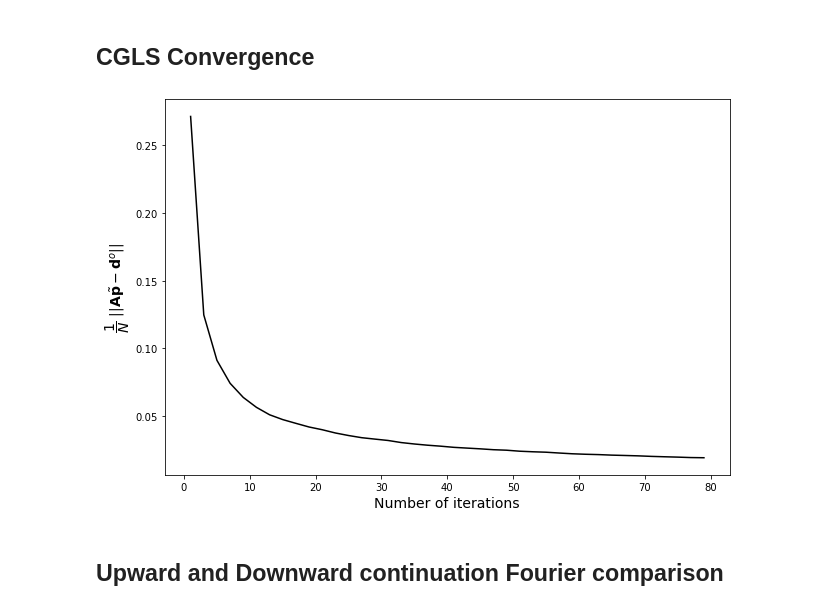
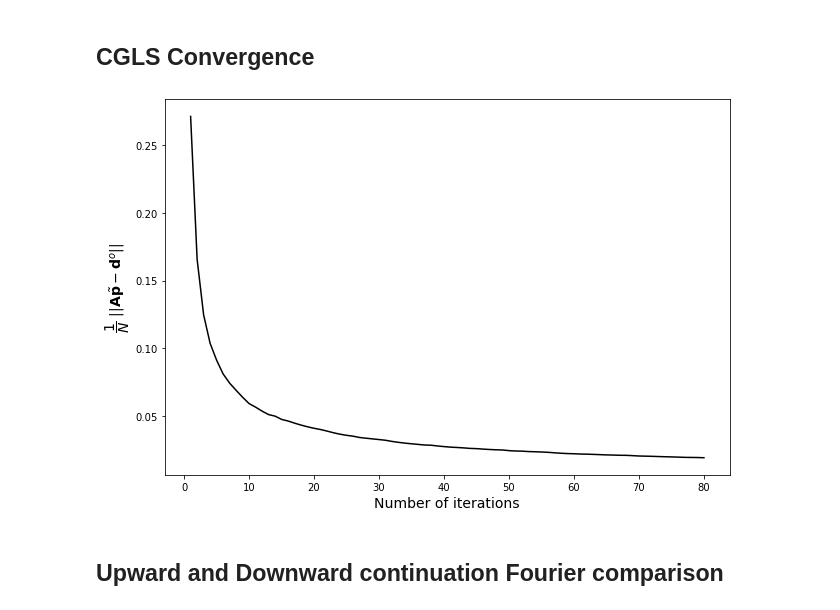
Before and after one commit to pinga-lab/eq_layer_mag_toeplitz, a Jupyter notebook: code/Fast_equivalent_BCCB_Magnetic_Noise_CGLS.ipynb, the cells around one changed output. Saved outputs shown, nothing was run; the diff lists cells and outputs as text; code cells hidden in the pictures.

```diff
--- a/code/Fast_equivalent_BCCB_Magnetic_Noise_CGLS.ipynb
+++ b/code/Fast_equivalent_BCCB_Magnetic_Noise_CGLS.ipynb
@@ -324,22 +324,22 @@ plt.tight_layout();
 # %% [markdown]
 ## CGLS Convergence
 # %%
-itmax = np.arange(1,80,2)
+itmax2 = np.arange(1,81,1)
 res_list_ls = []
-for k in itmax:
+for k in itmax2:
     p_cgls2,dobs_cgls2 = fc.cgls_eq_bccb_mag(xi,yi,zi,zj,shape,tf,F,h,k)
     norm_res_ls = np.linalg.norm(tf-dobs_cgls2)/N
     res_list_ls.append(norm_res_ls)
 # %%
 fig = plt.figure(figsize=(9,6))
 fig.patch.set_facecolor('xkcd:white')
-plt.plot(itmax,res_list_ls, 'k-')
+plt.plot(itmax2,res_list_ls, 'k-')
 plt.xlabel('Number of iterations', fontsize=14)
 plt.ylabel('$\dfrac{1}{N} \,\,||\mathbf{A} \~{\mathbf{p}} - \mathbf{d}^o||$', fontsize=14)
 plt.tight_layout();
 #plt.savefig('figures/convergence_synthetic_mag.png', dpi=300)
 # %% [output]
-[figure, old version]
+[figure, new version]
 # %% [markdown]
 ## Upward and Downward continuation Fourier comparison
 # %% [markdown]
```
Also changed, not shown: parts of 3 cells of this notebook, 1 other file.
